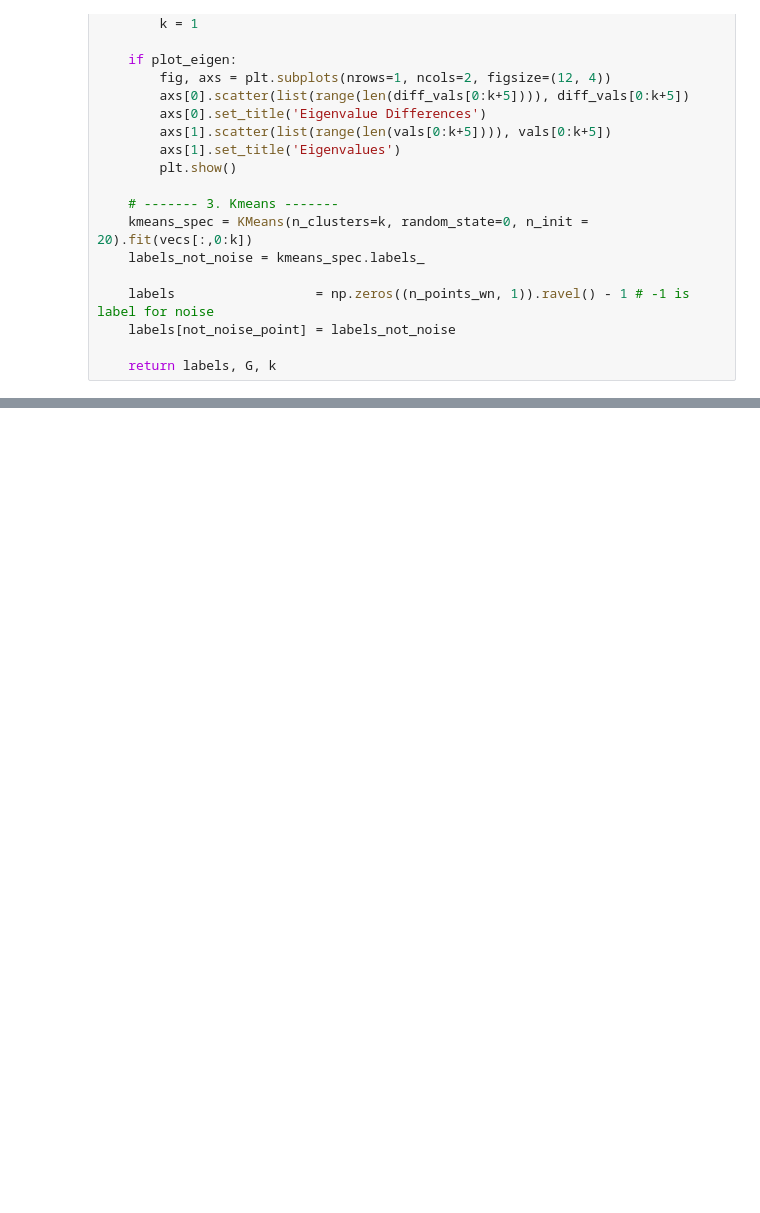
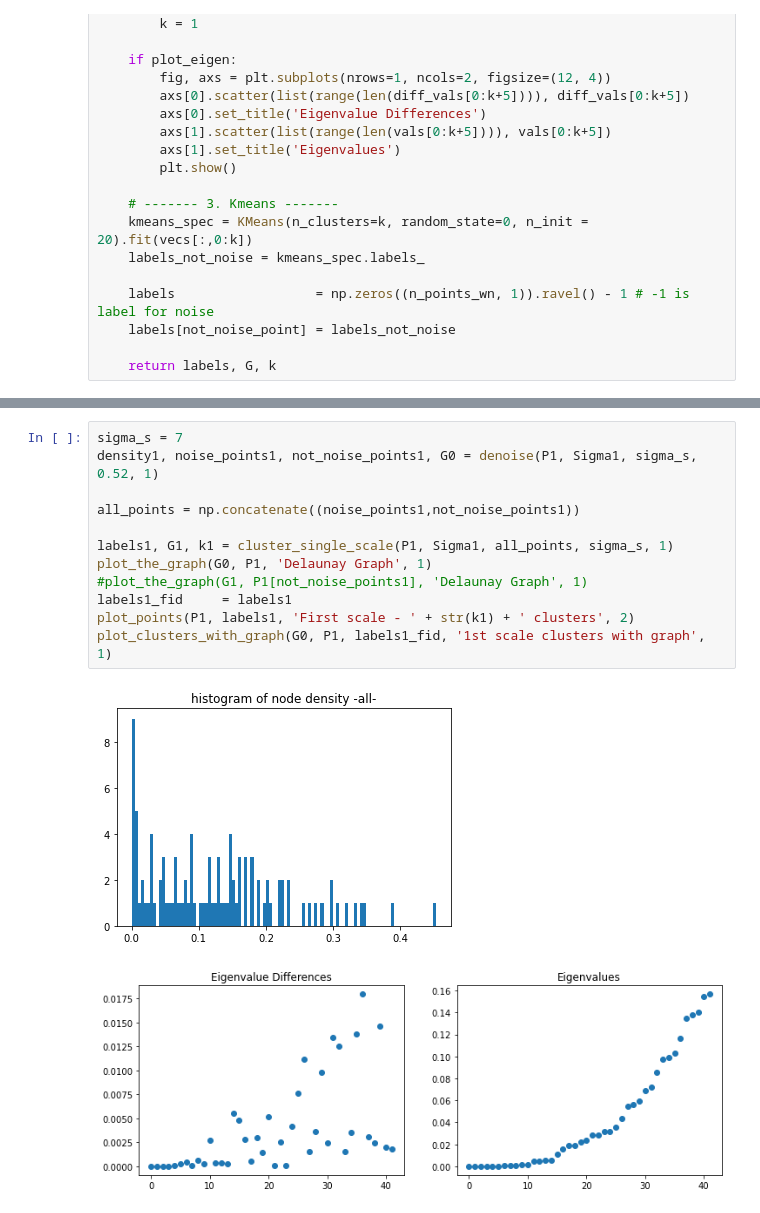
Before and after one commit to ElianaRenzo/pdm, a Jupyter notebook: Codes_exercices/my_toy_example.ipynb, the cells around one changed output, grey strips where cells are left out. Drawn from its saved outputs; the diff is of its cells as text; blank space fills up the shorter version.

```diff
--- a/Codes_exercices/my_toy_example.ipynb
+++ b/Codes_exercices/my_toy_example.ipynb
@@ -369,0 +447,15 @@ def cluster_single_scale_test(P, Sigma, not_noise_point, sigma_s, plot_eigen) :
+# %%
+sigma_s = 7
+density1, noise_points1, not_noise_points1, G0 = denoise(P1, Sigma1, sigma_s, 0.52, 1)
+
+all_points = np.concatenate((noise_points1,not_noise_points1))
+
+labels1, G1, k1 = cluster_single_scale(P1, Sigma1, all_points, sigma_s, 1)
+plot_the_graph(G0, P1, 'Delaunay Graph', 1)
+#plot_the_graph(G1, P1[not_noise_points1], 'Delaunay Graph', 1)
+labels1_fid     = labels1
+plot_points(P1, labels1, 'First scale - ' + str(k1) + ' clusters', 2)
+plot_clusters_with_graph(G0, P1, labels1_fid, '1st scale clusters with graph', 1)
+# %% [output]
+[figure, added]
+[figure, added]
```
Also changed, not shown: parts of 4 cells of this notebook, 1 other file.
